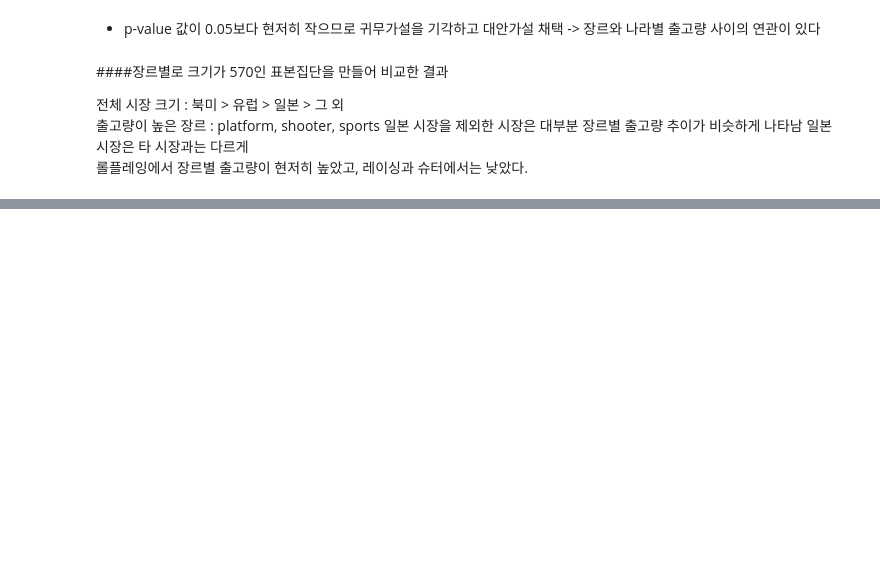
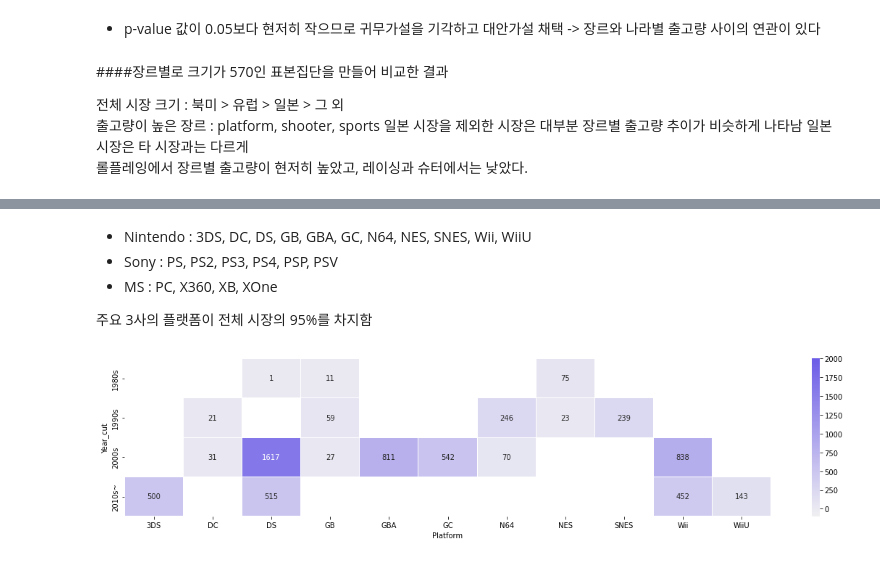
Before and after one commit to nahyun-song/pf_game, a Jupyter notebook: project_game.ipynb, the cells around one changed output, grey strips where cells are left out. Drawn from its saved outputs; the diff is of its cells as text; code cells hidden in the pictures; blank space fills up the shorter version.

```diff
--- a/project_game.ipynb
+++ b/project_game.ipynb
@@ -389,0 +543,14 @@ plt.show()
+# %% [markdown]
+- Nintendo : 3DS, DC, DS, GB, GBA, GC, N64, NES, SNES, Wii, WiiU
+- Sony : PS,  PS2,  PS3,  PS4,  PSP,  PSV
+- MS : PC, X360,  XB,  XOne
+
+주요 3사의 플랫폼이 전체 시장의 95%를 차지함
+# %%
+#Nintendo사의 플랫폼과 연대와의 관계
+plt.figure(figsize=(20,4))
+
+ax = sns.heatmap(yPL2[['3DS', 'DC', 'DS', 'GB', 'GBA', 'GC', 'N64', 'NES', 'SNES', 'Wii', 'WiiU']],
+                 vmin=-100, vmax=2000, annot=True, fmt='g', linewidths=.01, cmap=sns.light_palette("#6c5ce7", as_cmap=True))
+# %% [output]
+[figure, added]
```
Also changed, not shown: parts of 30 cells of this notebook.
